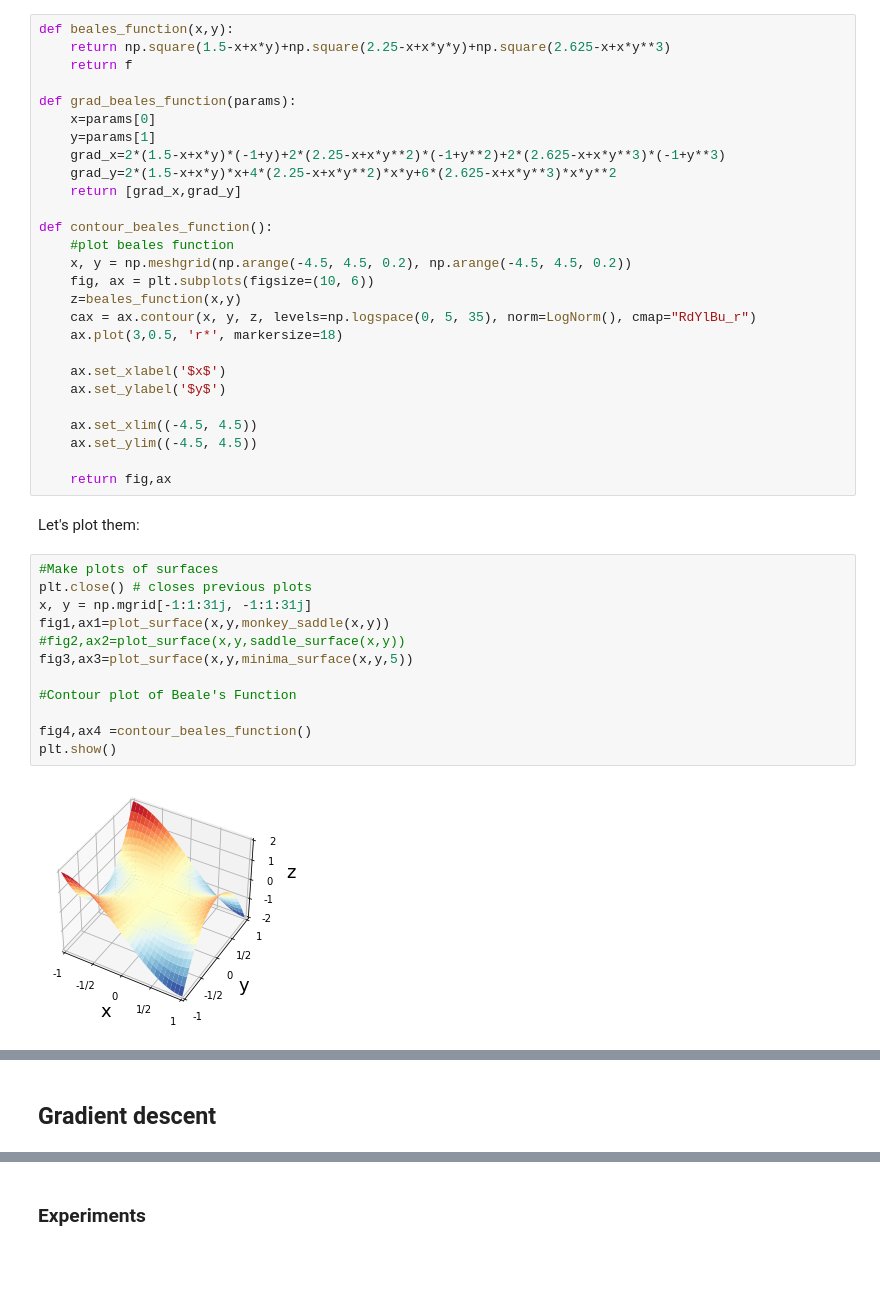
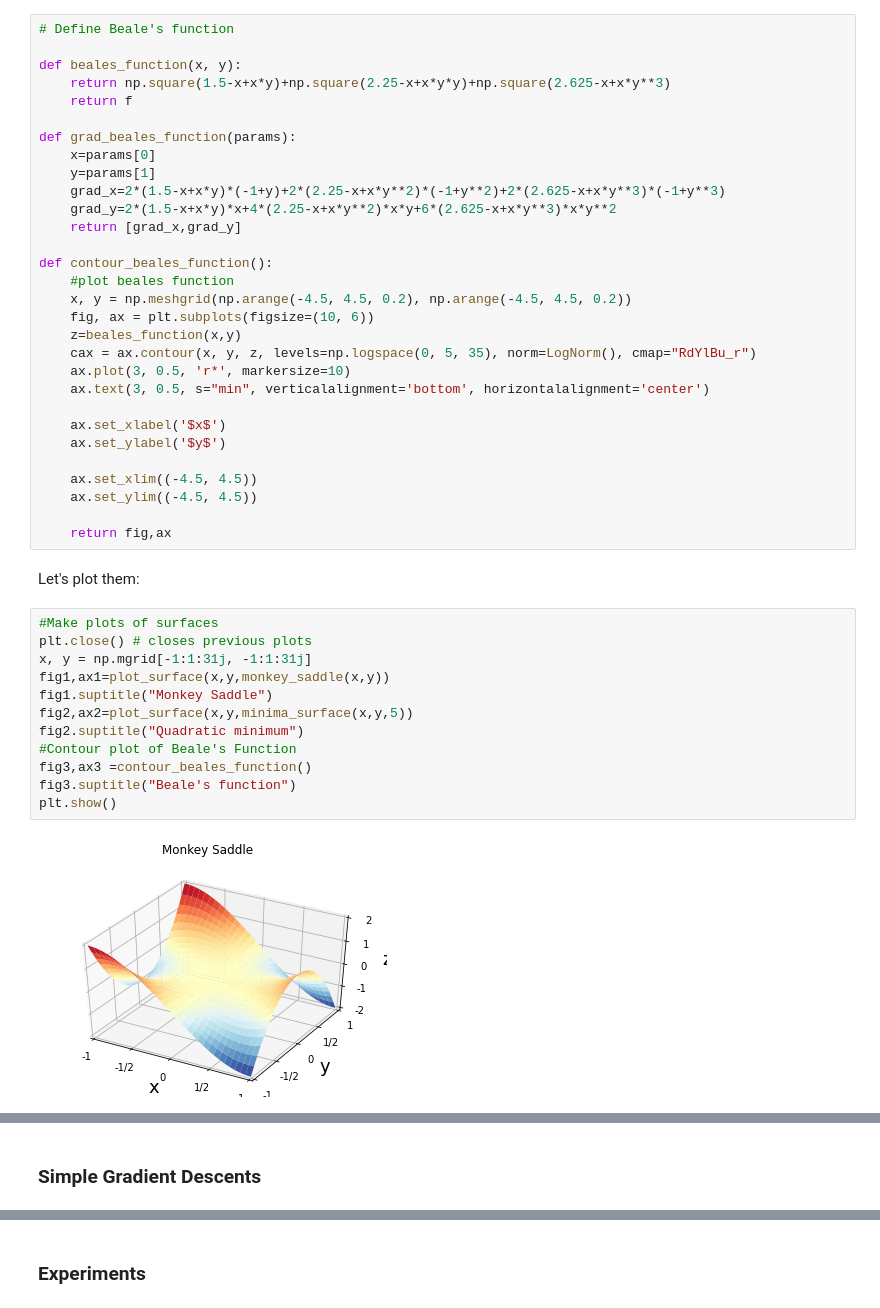
Before and after one commit to c-letouze/ML-TP4, a Jupyter notebook: TP4_OtherGradientDescents.ipynb, the cells around one changed output, grey strips where cells are left out. Saved outputs shown, nothing was run; the diff lists cells and outputs as text; blank space fills up the shorter version.

```diff
--- a/TP4_OtherGradientDescents.ipynb
+++ b/TP4_OtherGradientDescents.ipynb
@@ -116,5 +116,7 @@ And Beales's function:
 # %%
-def beales_function(x,y):
+# Define Beale's function
+
+def beales_function(x, y):
     return np.square(1.5-x+x*y)+np.square(2.25-x+x*y*y)+np.square(2.625-x+x*y**3)
     return f
 
@@ -131,7 +133,8 @@ def contour_beales_function():
     fig, ax = plt.subplots(figsize=(10, 6))
     z=beales_function(x,y)
     cax = ax.contour(x, y, z, levels=np.logspace(0, 5, 35), norm=LogNorm(), cmap="RdYlBu_r")
-    ax.plot(3,0.5, 'r*', markersize=18)
+    ax.plot(3, 0.5, 'r*', markersize=10)
+    ax.text(3, 0.5, s="min", verticalalignment='bottom', horizontalalignment='center')
 
     ax.set_xlabel('$x$')
     ax.set_ylabel('$y$')
@@ -145,14 +148,14 @@ Let's plot them:
 # %%
 #Make plots of surfaces
 plt.close() # closes previous plots
 x, y = np.mgrid[-1:1:31j, -1:1:31j]
 fig1,ax1=plot_surface(x,y,monkey_saddle(x,y))
-#fig2,ax2=plot_surface(x,y,saddle_surface(x,y))
-fig3,ax3=plot_surface(x,y,minima_surface(x,y,5))
-
+fig1.suptitle("Monkey Saddle")
+fig2,ax2=plot_surface(x,y,minima_surface(x,y,5))
+fig2.suptitle("Quadratic minimum")
 #Contour plot of Beale's Function
-
-fig4,ax4 =contour_beales_function()
+fig3,ax3 =contour_beales_function()
+fig3.suptitle("Beale's function")
 plt.show()
 # %% [output]
-[figure, old version]
+[figure, new version]
@@ -161,3 +164,3 @@ plt.show()
 # %% [markdown]
-## Gradient descent
+### Simple Gradient Descents
 # %% [markdown]
```
Also changed, not shown: parts of 67 cells of this notebook.
